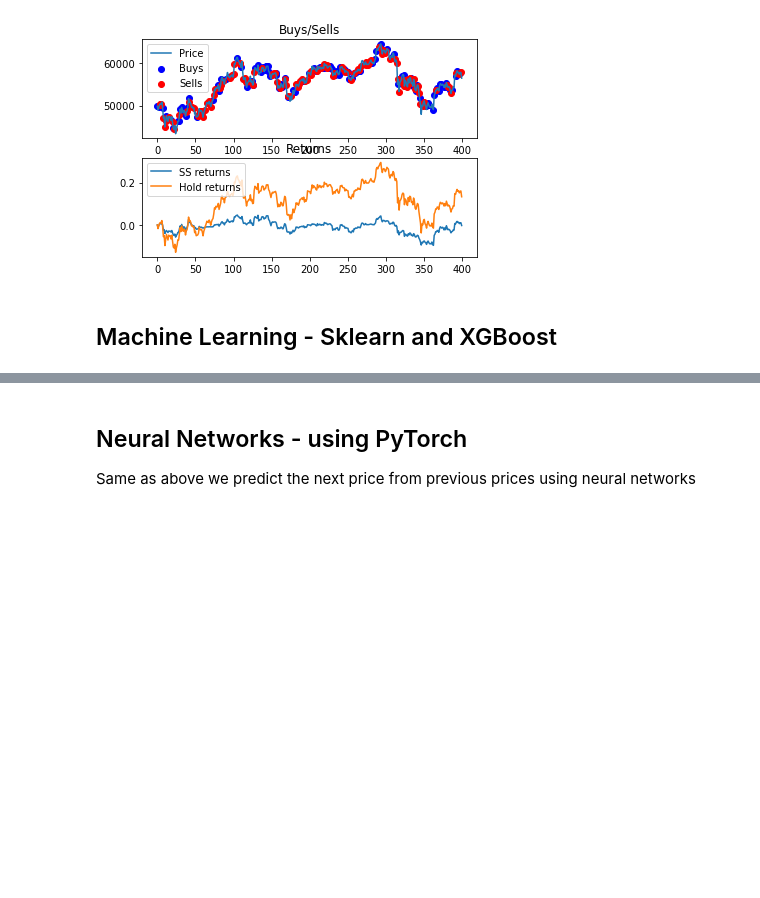
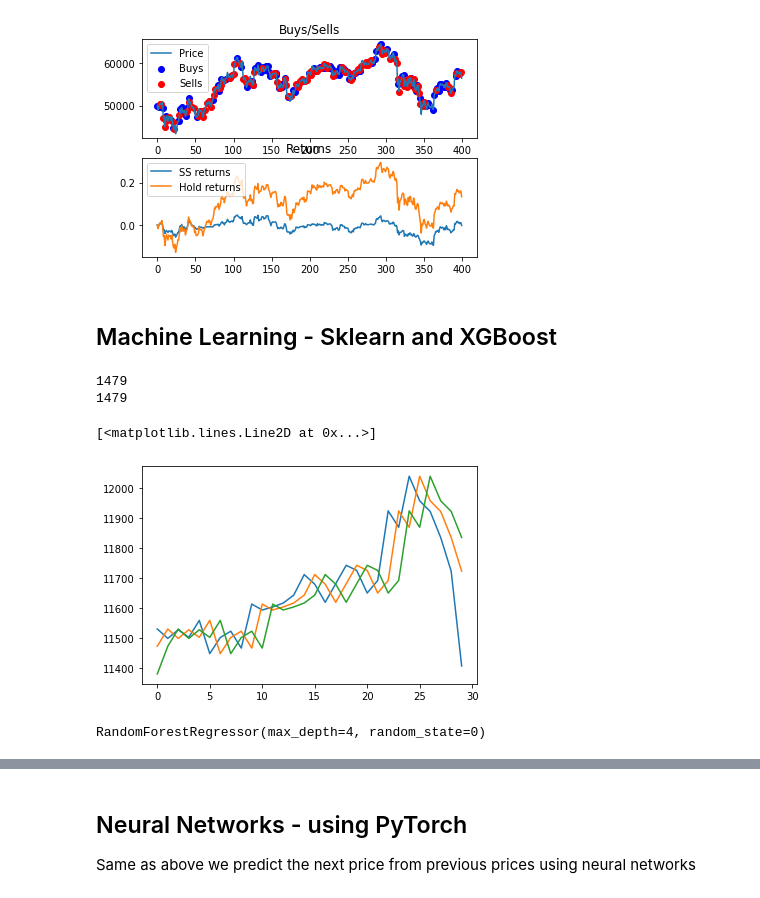
Before and after one commit to Sergeytata/Data-Science-Small-Tutorial, a Jupyter notebook: for_noobs_with_love.ipynb, the cells around one changed output, grey strips where cells are left out. Saved outputs shown, nothing was run; the diff lists cells and outputs as text; code cells hidden in the pictures; blank space fills up the shorter version.

Commit message:
Random Forest is added

```diff
--- a/for_noobs_with_love.ipynb
+++ b/for_noobs_with_love.ipynb
@@ -185,0 +182,73 @@ from sklearn.ensemble import RandomForestRegressor
+# %%
+# prepare your data
+# lets predict the next price from previous 10 prices and ema prices
+# your X will be 10 close prices and 10 ema prices and your y will be the next price
+data = pd.read_csv('BTCUSDT_4h.csv')
+# print(len(data))
+# slice the last 1500 points
+data = data[-1500:]
+prices = data['close'] # get close prices
+prices_ema = ta.trend.ema_indicator(prices)
+prices = pd.DataFrame(prices) # create DataFrame because prices was Series
+prices['ema'] = prices_ema
+
+prices = prices.dropna() # drop nans
+# print(prices.head())
+
+# prices
+
+nb_prev_points = 10
+# create target data
+y = prices['close'][nb_prev_points:]
+y = y.reset_index(drop=True)
+# create input Data --- split your dataset in slices of nb_prev_points
+# X = prices
+prices_columns = ["prev_price{}".format(nb_prev_points-i) for i in range(nb_prev_points)]
+emas_columns = ["prev_ema{}".format(nb_prev_points-i) for i in range(nb_prev_points)]
+X_columns = prices_columns + emas_columns
+N = len(y)
+X = pd.DataFrame({}) # create empty dataframe
+for i in range(N):
+    prices_slice = prices[i:i+10].to_numpy()
+    prices_slice = np.concatenate([prices_slice[:,0],prices_slice[:,1]])
+    # print(prices_slice.shape)
+    df_tmp = pd.DataFrame(prices_slice.reshape(1,nb_prev_points*2), columns=X_columns)
+    # print(df_tmp)
+    X = pd.concat([X,df_tmp])
+X = X.reset_index(drop=True)
+# X.pop('index')
+# print(X.head())
+# verify that X length and Y lenth are the same
+print(len(X))
+print(len(y))
+# %% [output]
+1479
+1479
+# %%
+# do data preprocessing
+# train, valid and test split
+from sklearn.model_selection import train_test_split
+
+X_train, X_test, y_train, y_test = train_test_split(X, y.to_numpy(), test_size=0.2, shuffle=False)
+
+# X_train_mean = (X_train.mean())
+# X_train_std = (X_train.std())
+
+# X_train = (X_train - X_train_mean)/X_train_std
+# X_test = (X_test - X_train_mean)/X_train_std
+# %%
+# visualise
+plt.plot(X_train['prev_price1'][0:30])
+plt.plot(X_train['prev_price2'][0:30])
+plt.plot(X_train['prev_price3'][0:30])
+# %% [output]
+[<matplotlib.lines.Line2D at 0x...>]
+[figure, added]
+# %%
+# Define your ML model
+regr = RandomForestRegressor(max_depth=4, random_state=0)
+
+# train your random forest
+regr.fit(X_train, y_train)
+# %% [output]
+RandomForestRegressor(max_depth=4, random_state=0)
```
Also changed, not shown: parts of 3 cells of this notebook.
